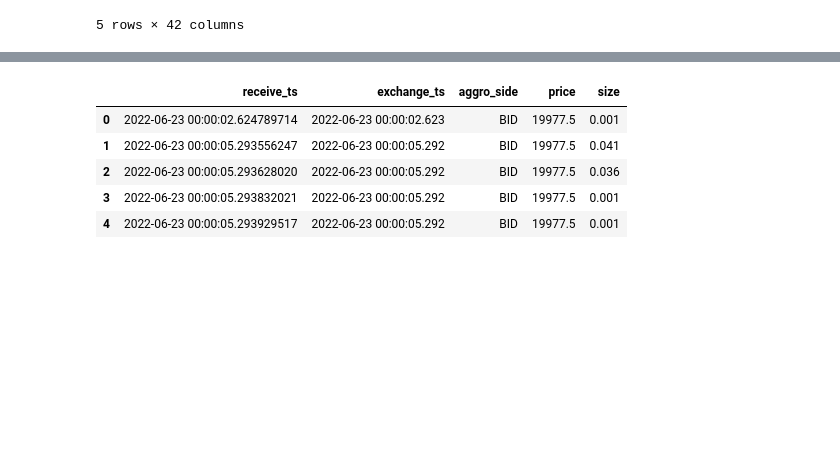
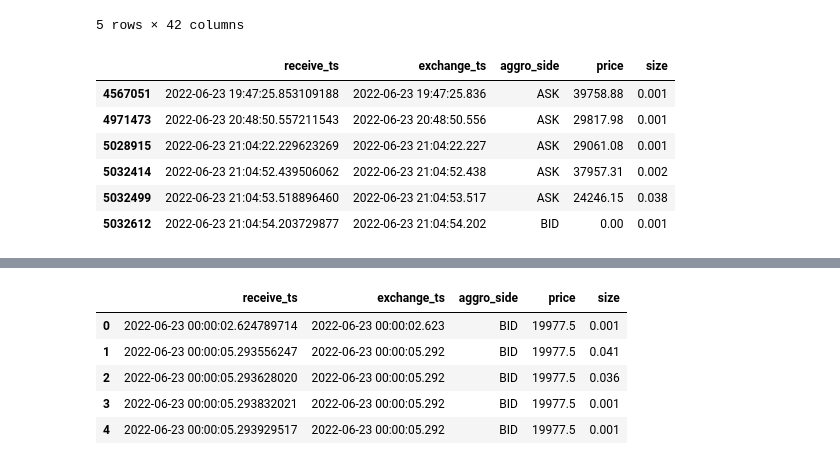
Before and after one commit to ESkripichnikov/market-making, a Jupyter notebook: EDA.ipynb, the cells around one changed output, grey strips where cells are left out. Drawn from its saved outputs; the diff is of its cells as text; code cells hidden in the pictures; blank space fills up the shorter version.

```diff
--- a/EDA.ipynb
+++ b/EDA.ipynb
@@ -51,3 +51,13 @@ btc_lobs_df.head()
 | 3 | 2022-06-23 00:00:04.080791047 | 2022-06-23 00:00:04.080 | 19977.5 | 0.079 | 19977.4 | 12.381 | 19977.8 | 0.003 | ... |
 | 4 | 2022-06-23 00:00:04.452706766 | 2022-06-23 00:00:04.452 | 19977.5 | 0.079 | 19977.4 | 12.381 | 19977.8 | 0.003 | ... |
 5 rows × 42 columns
+# %%
+btc_trades_df[(btc_trades_df.price < 1900) | (btc_trades_df.price > 22000)]
+# %% [output]
+|  | receive_ts | exchange_ts | aggro_side | price | size |
+| 4567051 | 2022-06-23 19:47:25.853109188 | 2022-06-23 19:47:25.836 | ASK | 39758.88 | 0.001 |
+| 4971473 | 2022-06-23 20:48:50.557211543 | 2022-06-23 20:48:50.556 | ASK | 29817.98 | 0.001 |
+| 5028915 | 2022-06-23 21:04:22.229623269 | 2022-06-23 21:04:22.227 | ASK | 29061.08 | 0.001 |
+| 5032414 | 2022-06-23 21:04:52.439506062 | 2022-06-23 21:04:52.438 | ASK | 37957.31 | 0.002 |
+| 5032499 | 2022-06-23 21:04:53.518896460 | 2022-06-23 21:04:53.517 | ASK | 24246.15 | 0.038 |
+| 5032612 | 2022-06-23 21:04:54.203729877 | 2022-06-23 21:04:54.202 | BID | 0.00 | 0.001 |
```
Also changed, not shown: parts of 1 cell of this notebook, 3 other files.
